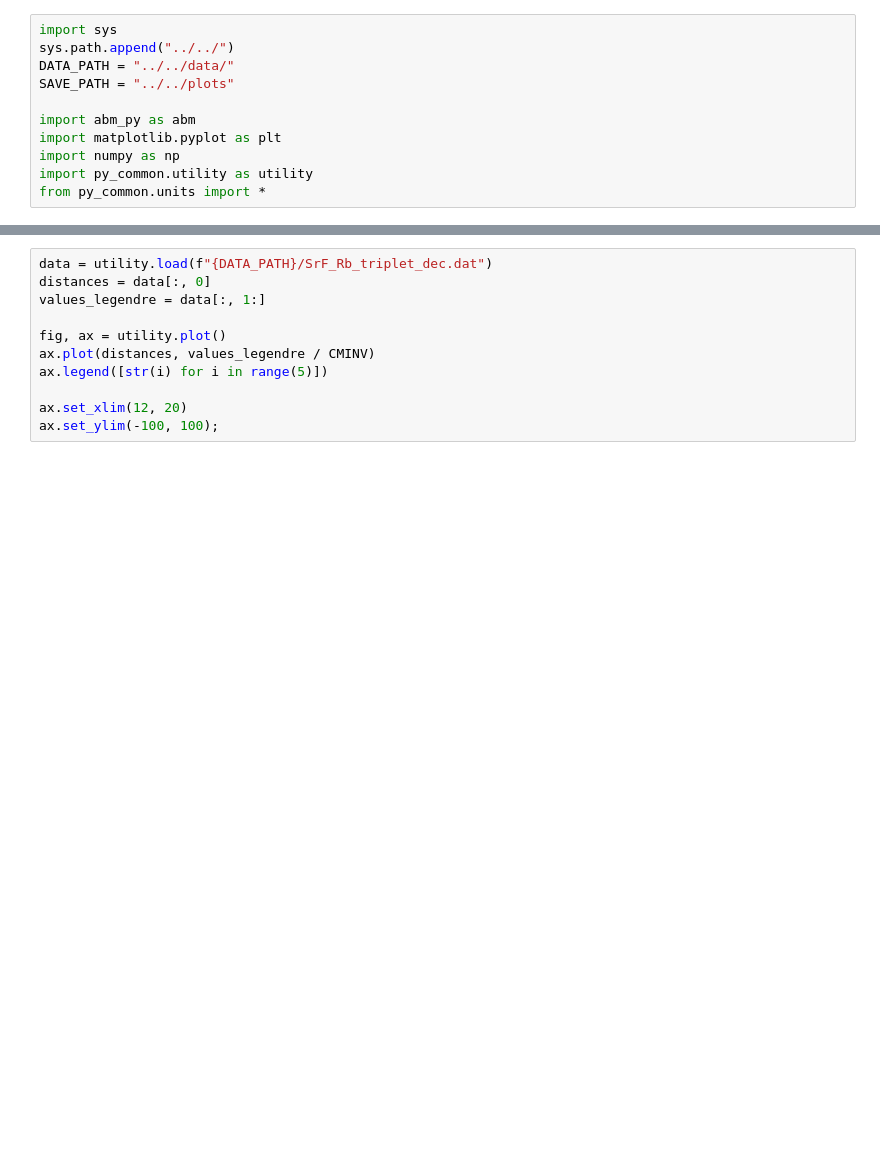
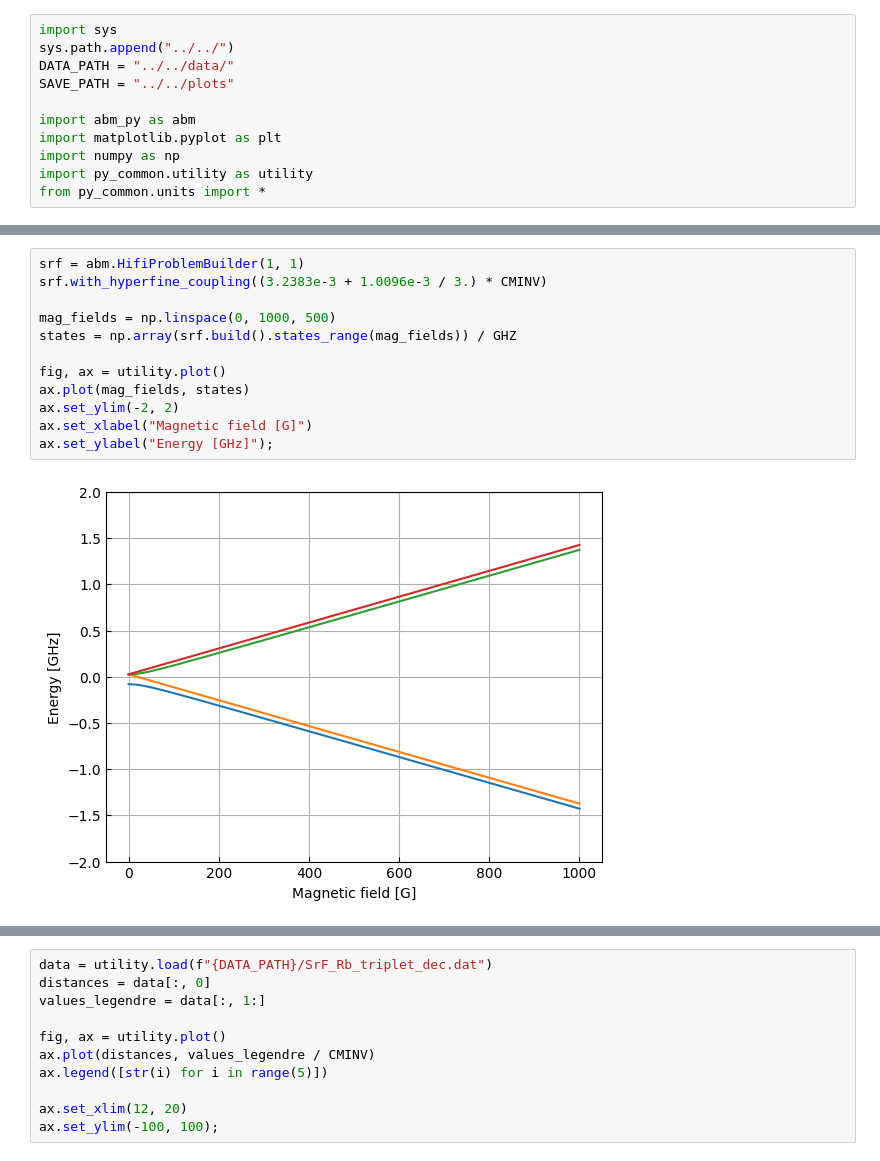
Before and after one commit to Wleter/quantum-rs, a Jupyter notebook: scattering-problems/analysis/srf_rb_analysis.ipynb, the cells around one changed output, grey strips where cells are left out. Cells and saved outputs as stored; diff of their text form; blank space fills up the shorter version.

```diff
--- a/scattering-problems/analysis/srf_rb_analysis.ipynb
+++ b/scattering-problems/analysis/srf_rb_analysis.ipynb
@@ -11,0 +26,14 @@ from py_common.units import *
+# %%
+srf = abm.HifiProblemBuilder(1, 1)
+srf.with_hyperfine_coupling((3.2383e-3 + 1.0096e-3 / 3.) * CMINV)
+
+mag_fields = np.linspace(0, 1000, 500)
+states = np.array(srf.build().states_range(mag_fields)) / GHZ
+
+fig, ax = utility.plot()
+ax.plot(mag_fields, states)
+ax.set_ylim(-2, 2)
+ax.set_xlabel("Magnetic field [G]")
+ax.set_ylabel("Energy [GHz]");
+# %% [output]
+[figure, added]
```
Also changed, not shown: parts of 4 cells of this notebook, 14 other files.
